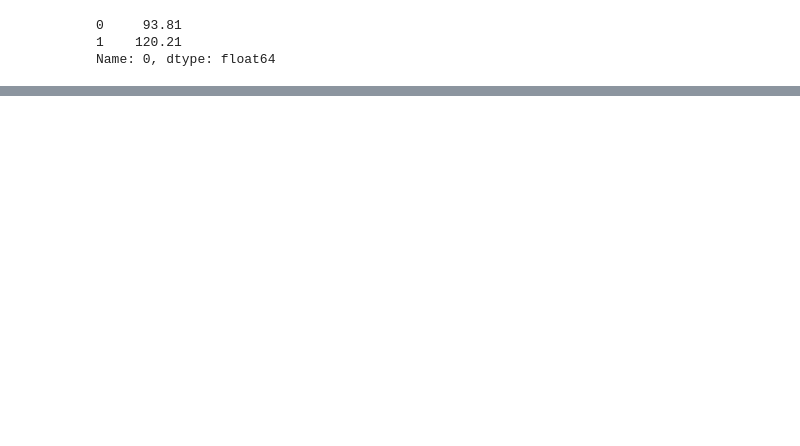
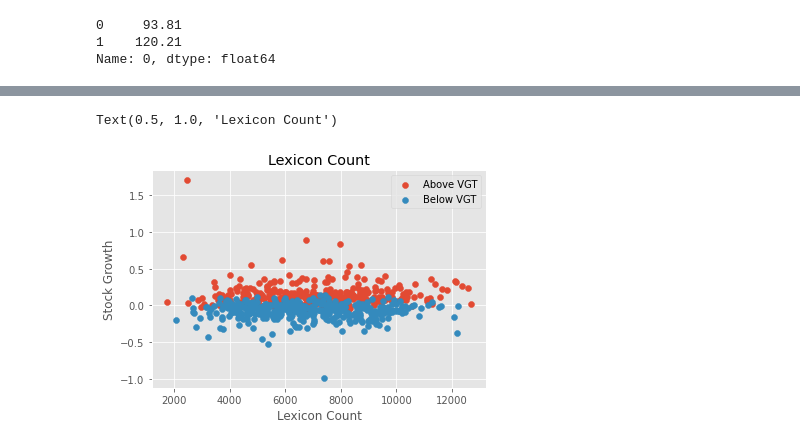
Before and after one commit to daniellkennett/Earnings_Call_NLP_Analysis, a Jupyter notebook: src/EDA.ipynb, the cells around one changed output, grey strips where cells are left out. Cells and saved outputs as stored; diff of their text form; code cells hidden in the pictures; blank space fills up the shorter version.

```diff
--- a/src/EDA.ipynb
+++ b/src/EDA.ipynb
@@ -106 +104,12 @@ Text(0.5, 1.0, 'Felsch Kincaid Grade')
+# %%
+fig, ax = plt.subplots()
+ax.scatter(data['Lexicon Count'][data['Better than VGT?'] ==1 ],data['Ticker Data'][data['Better than VGT?'] ==1 ], label = 'Above VGT' )
+ax.scatter(data['Lexicon Count'][data['Better than VGT?'] ==0 ],data['Ticker Data'][data['Better than VGT?'] ==0 ], label = 'Below VGT')
+ax.set_ylabel('Stock Growth')
+ax.set_xlabel('Lexicon Count')
+ax.legend()
+ax.set_title('Lexicon Count')
+# %% [output]
+Text(0.5, 1.0, 'Lexicon Count')
+[figure, added]
 # %%
```
Also changed, not shown: parts of 68 cells of this notebook, 6 other files.
